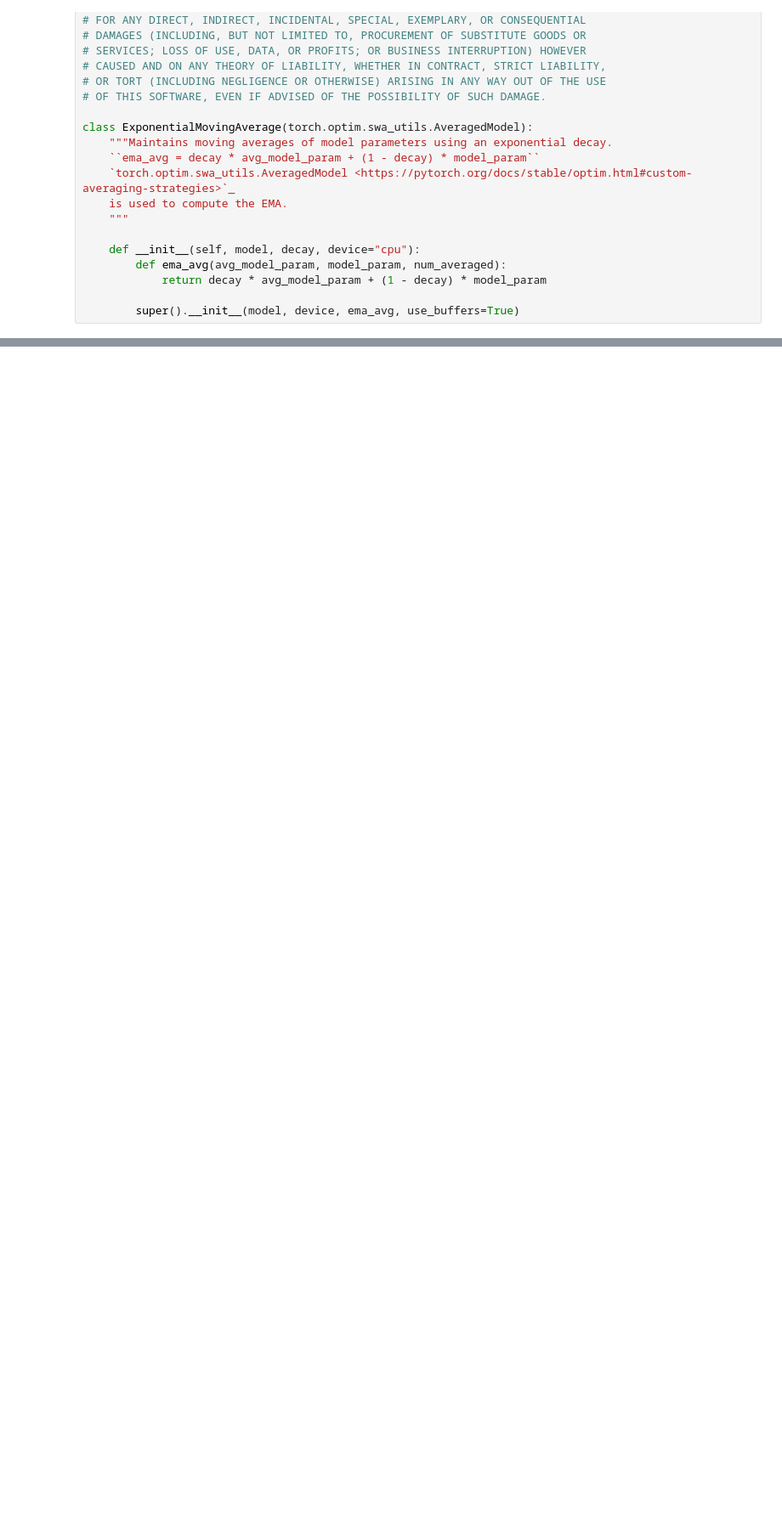
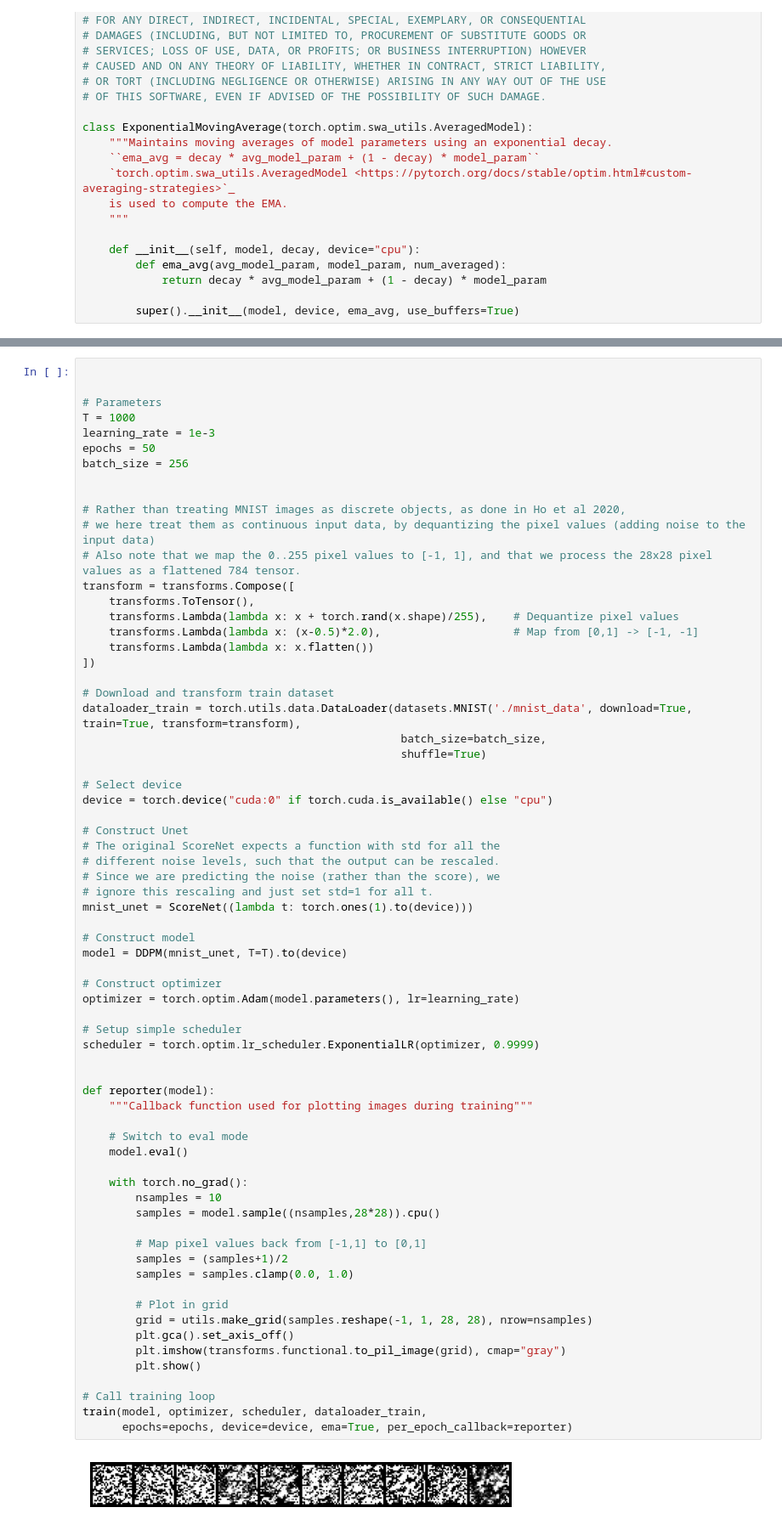
Before and after one commit to trnhatnam/PML_MNIST_Diffusion, a Jupyter notebook: mnist_ddpm_solution.ipynb, the cells around one changed output, grey strips where cells are left out. Shown at 85% size. Drawn from its saved outputs; the diff is of its cells as text; blank space fills up the shorter version.

```diff
--- a/mnist_ddpm_solution.ipynb
+++ b/mnist_ddpm_solution.ipynb
@@ -493,0 +387,70 @@ Extracting ./mnist_data/MNIST/raw/t10k-labels-idx1-ubyte.gz to ./mnist_data/MNIS
+# %%
+
+
+# Parameters
+T = 1000
+learning_rate = 1e-3
+epochs = 50
+batch_size = 256
+
+
+# Rather than treating MNIST images as discrete objects, as done in Ho et al 2020,
+# we here treat them as continuous input data, by dequantizing the pixel values (adding noise to the input data)
+# Also note that we map the 0..255 pixel values to [-1, 1], and that we process the 28x28 pixel values as a flattened 784 tensor.
+transform = transforms.Compose([
+    transforms.ToTensor(),
+    transforms.Lambda(lambda x: x + torch.rand(x.shape)/255),    # Dequantize pixel values
+    transforms.Lambda(lambda x: (x-0.5)*2.0),                    # Map from [0,1] -> [-1, -1]
+    transforms.Lambda(lambda x: x.flatten())
+])
+
+# Download and transform train dataset
+dataloader_train = torch.utils.data.DataLoader(datasets.MNIST('./mnist_data', download=True, train=True, transform=transform),
+                                                batch_size=batch_size,
+                                                shuffle=True)
+
+# Select device
+device = torch.device("cuda:0" if torch.cuda.is_available() else "cpu")
+
+# Construct Unet
+# The original ScoreNet expects a function with std for all the
+# different noise levels, such that the output can be rescaled.
+# Since we are predicting the noise (rather than the score), we
+# ignore this rescaling and just set std=1 for all t.
+mnist_unet = ScoreNet((lambda t: torch.ones(1).to(device)))
+
+# Construct model
+model = DDPM(mnist_unet, T=T).to(device)
+
+# Construct optimizer
+optimizer = torch.optim.Adam(model.parameters(), lr=learning_rate)
+
+# Setup simple scheduler
+scheduler = torch.optim.lr_scheduler.ExponentialLR(optimizer, 0.9999)
+
+
+def reporter(model):
+    """Callback function used for plotting images during training"""
+
+    # Switch to eval mode
+    model.eval()
+
+    with torch.no_grad():
+        nsamples = 10
+        samples = model.sample((nsamples,28*28)).cpu()
+
+        # Map pixel values back from [-1,1] to [0,1]
+        samples = (samples+1)/2
+        samples = samples.clamp(0.0, 1.0)
+
+        # Plot in grid
+        grid = utils.make_grid(samples.reshape(-1, 1, 28, 28), nrow=nsamples)
+        plt.gca().set_axis_off()
+        plt.imshow(transforms.functional.to_pil_image(grid), cmap="gray")
+        plt.show()
+
+# Call training loop
+train(model, optimizer, scheduler, dataloader_train,
+      epochs=epochs, device=device, ema=True, per_epoch_callback=reporter)
+# %% [output]
+[figure, added]
```
Also changed, not shown: parts of 12 cells of this notebook.
